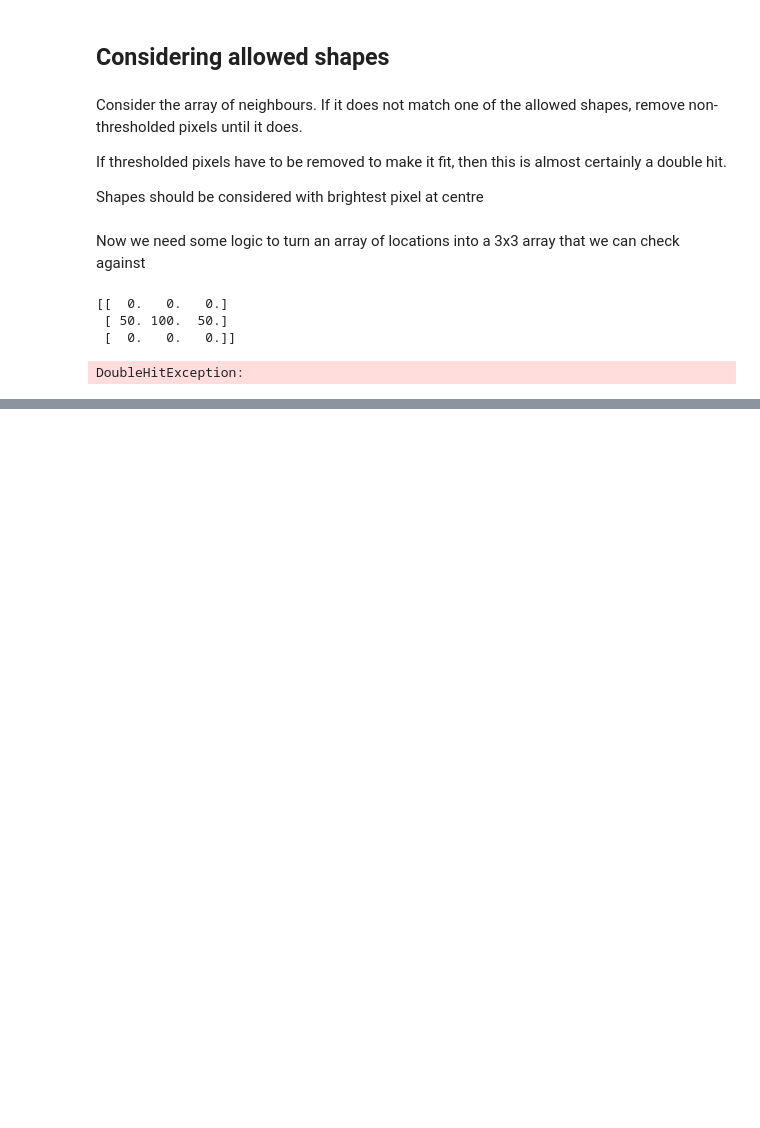
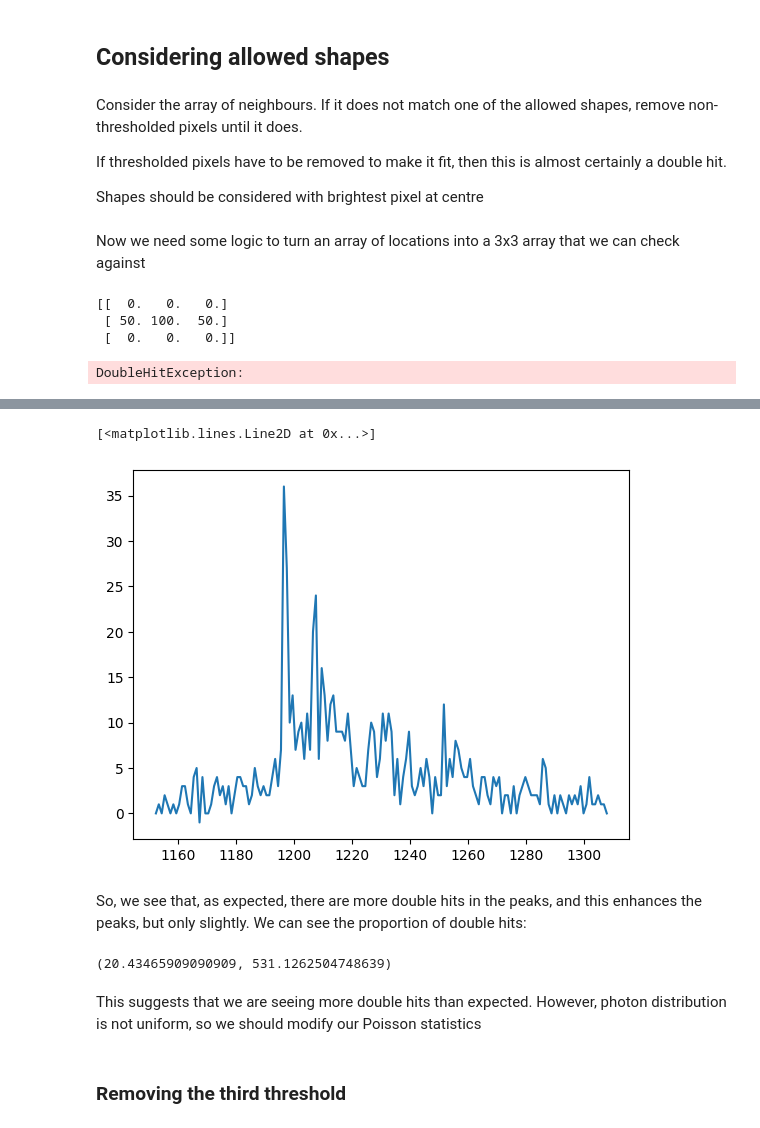
Before and after one commit to JackBarker7/XSPEDS, a Jupyter notebook: Week 5 Progress.ipynb, the cells around one changed output, grey strips where cells are left out. Saved outputs shown, nothing was run; the diff lists cells and outputs as text; code cells hidden in the pictures; blank space fills up the shorter version.

```diff
--- a/Week 5 Progress.ipynb
+++ b/Week 5 Progress.ipynb
@@ -649,0 +709,22 @@ Jobs for tomorrow
+# %%
+plt.plot(bin_centers, sc_hist-hist)
+# %% [output]
+[<matplotlib.lines.Line2D at 0x...>]
+[figure, added]
+# %% [markdown]
+So, we see that, as expected, there are more double hits in the peaks, and this enhances the peaks, but only slightly. We can see the proportion of double hits:
+# %%
+u, c = np.unique(scspc.all_hit_locations, axis = 0, return_counts=True)
+dup = u[c > 1]
+
+n2 = len(dup)
+n1 = len(scspc.all_hit_locations)
+N = 2048*2048
+
+n1/n2, 2*N/(n1+2*n2)
+# %% [output]
+(20.43465909090909, 531.1262504748639)
+# %% [markdown]
+This suggests that we are seeing more double hits than expected. However, photon distribution is not uniform, so we should modify our Poisson statistics
+# %% [markdown]
+### Removing the third threshold
```
Also changed, not shown: parts of 23 cells of this notebook, 2 other files.
